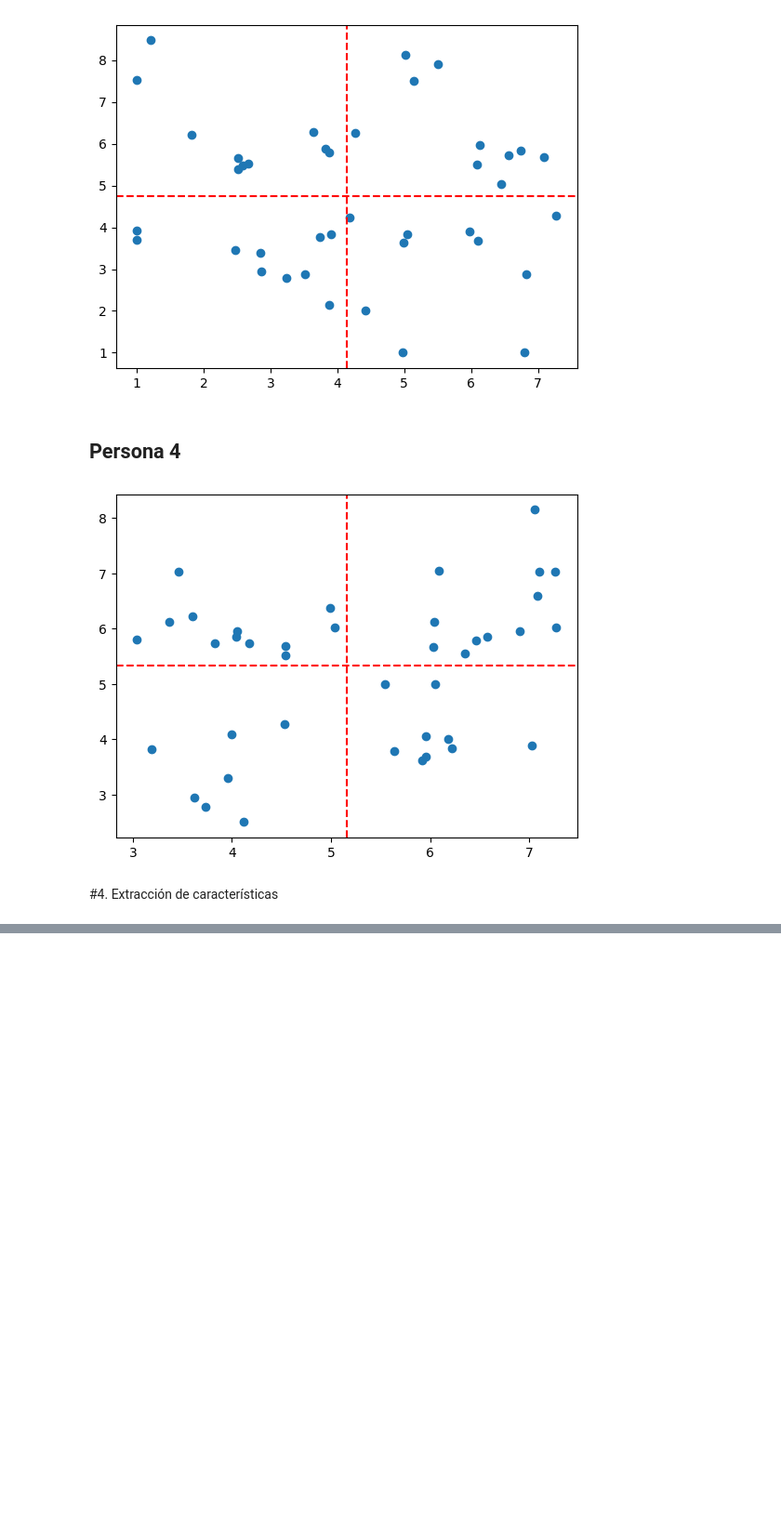
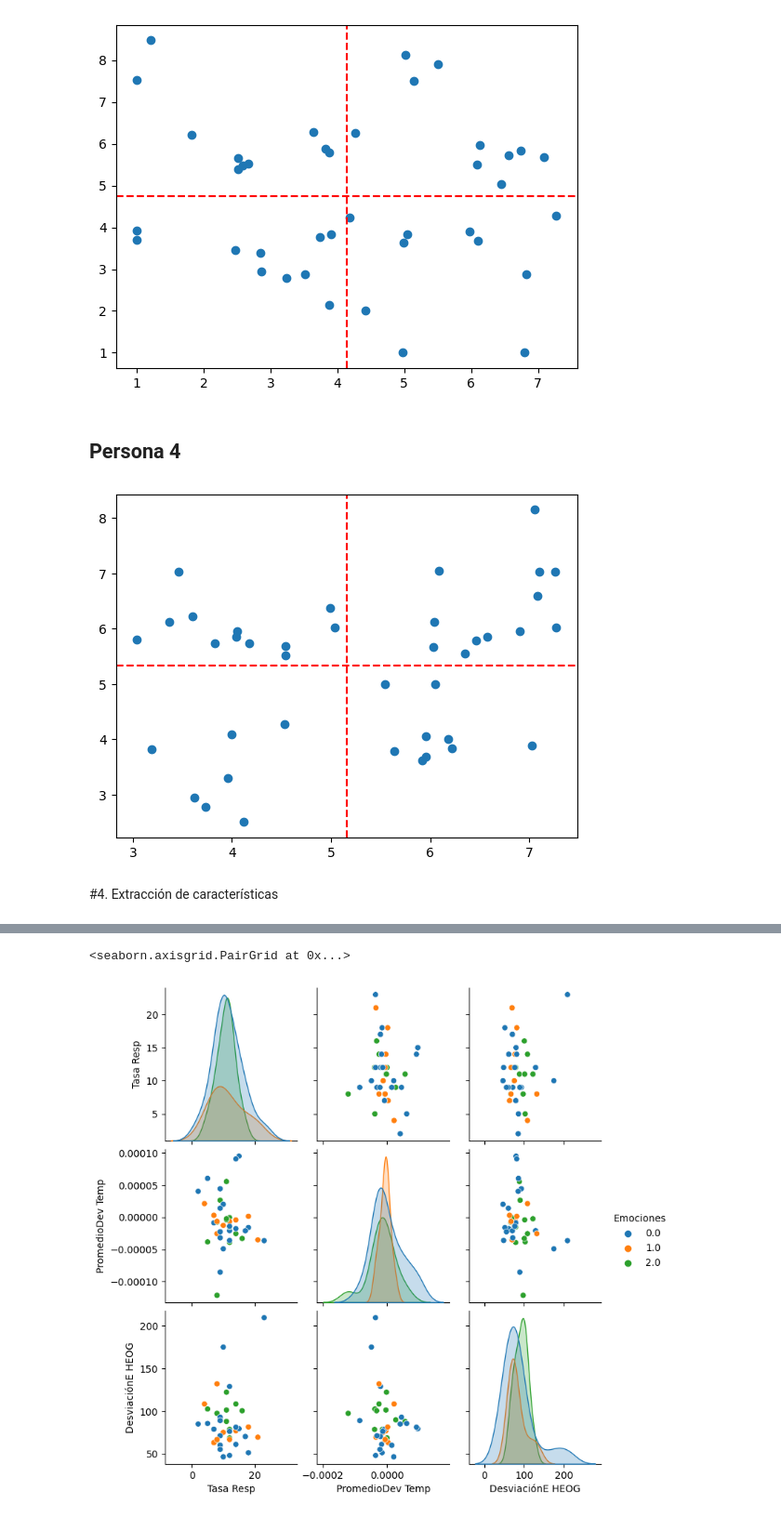
Before and after one commit to Juandiego88/MiniproyectoSenales3, a Jupyter notebook: Miniproyecto1 .ipynb, the cells around one changed output, grey strips where cells are left out. Shown at 93% size. Drawn from its saved outputs; the diff is of its cells as text; code cells hidden in the pictures; blank space fills up the shorter version.

Commit message:
Commit2
Se termina de hallar las caracteristicas y se empieza a montar el dataframe

```diff
--- a/Miniproyecto1.ipynb
+++ b/Miniproyecto1 .ipynb
@@ -470,0 +617,7 @@ array([-7.54408224e-02, -3.83019452e-05,  3.42245782e+05])
+# %%
+#EOG
+vectorHEOG = caracteristicas([signalsP1, signalsP2, signalsP3, signalsP4],'4',posicion=32)
+vectorVEOG = caracteristicas([signalsP1, signalsP2, signalsP3, signalsP4],'4',posicion=33)
+
+print(vectorHEOG.shape)
+print(vectorVEOG.shape)
@@ -470,0 +627,7 @@ array([-7.54408224e-02, -3.83019452e-05,  3.42245782e+05])
+# %%
+#EMG
+vectorZEMG = caracteristicas([signalsP1, signalsP2, signalsP3, signalsP4],'4',posicion=34)
+vectorTEMG = caracteristicas([signalsP1, signalsP2, signalsP3, signalsP4],'4',posicion=35)
+
+print(vectorZEMG.shape)
+print(vectorTEMG.shape)
@@ -470,0 +673,22 @@ array([-7.54408224e-02, -3.83019452e-05,  3.42245782e+05])
+# %%
+nombres = ['Promedio GSR', 'PromedioDevNeg', 'Potencia 1 GSR', 'Potencia 2 GSR', 'Potencia 3 GSR', 'Potencia 4 GSR', 'Potencia 5 GSR', 'Potencia 6 GSR', 'Potencia 7 GSR', 'Potencia 8 GSR', 'Potencia 9 GSR', 'Potencia 10 GSR',
+           'Freq1 GSR', 'Freq2 GSR', 'Freq3 GSR', 'Freq4 GSR', 'Freq5 GSR', 'Freq6 GSR', 'Freq7 GSR', 'Freq8 GSR', 'Freq9 GSR', 'Freq10 GSR', 'Promedio PS', 'DesviaciónE PS', 'PotEspecBandPS[0.1-0.2]', 'PotEspecBandPS[0.2-0.3]',
+           'PotEspecBandPS[0.3-0.4]', 'Promedio Resp', 'Tasa Resp', 'Potencia 1 Resp', 'Potencia 2 Resp', 'Potencia 3 Resp', 'Potencia 4 Resp', 'Potencia 5 Resp', 'Potencia 6 Resp', 'Potencia 7 Resp', 'Potencia 8 Resp',
+           'Potencia 9 Resp', 'Potencia 10 Resp', 'Freq1 Resp', 'Freq2 Resp', 'Freq3 Resp', 'Freq4 Resp', 'Freq5 Resp', 'Freq6 Resp','Freq7 Resp', 'Freq8 Resp', 'Freq9 Resp', 'Freq10 Resp', 'Promedio Temp',
+           'PromedioDev Temp', 'PotEspecBandTemp[0-0.1]', 'PotEspecBandTemp[0.1-0.2]', 'Promedio HEOG', 'DesviaciónE HEOG', 'Energía HEOG', 'Promedio VEOG', 'DesviaciónE VEOG', 'Energía VEOG', 'Promedio ZEMG',
+           'DesviaciónE ZEMG', 'Energía ZEMG', 'Promedio TEMG', 'DesviaciónE TEMG', 'Energía TEMG', 'Pot Alpha O1', 'Pot Beta O1', 'Pot Gamma O1', 'Pot Alpha O2', 'Pot Beta O2', 'Pot Gamma O2', 'Pot Alpha C3', 'Pot Beta C3',
+           'Pot Gamma C3', 'Pot Alpha C4', 'Pot Beta C4', 'Pot Gamma C4', 'Pot Alpha F7', 'Pot Beta F7', 'Pot Gamma F7', 'Pot Alpha F8', 'Pot Beta F8', 'Pot Gamma F8', 'Pot Alpha T7', 'Pot Beta T7', 'Pot Gamma T7',
+           'Pot Alpha T8', 'Pot Beta T8', 'Pot Gamma T8', 'Pot Alpha P3', 'Pot Beta P3', 'Pot Gamma P3', 'Pot Alpha P4', 'Pot Beta P4', 'Pot Gamma P4']
+
+vector_caracteristicas = np.hstack([vectorGSR, vectorPS, vectorR, vectorT, vectorHEOG, vectorVEOG, vectorZEMG, vectorTEMG, vectorEEG_O1, vectorEEG_O2,
+                                   vectorEEG_C3, vectorEEG_C4, vectorEEG_F7, vectorEEG_F8, vectorEEG_T7, vectorEEG_T8, vectorEEG_P3, vectorEEG_P4])
+
+datos_finales = pd.DataFrame(vector_caracteristicas)
+datos_finales.columns = nombres
+# %%
+emociones = np.vstack([emocion_P1, emocion_P2, emocion_P3, emocion_P4])
+vector_emociones = emociones.ravel()
+
+datos_finales['Emociones'] = vector_emociones
+datos_finales['Emociones'] = datos_finales['Emociones'].astype('category')
+datos_finales
@@ -470,0 +709,7 @@ array([-7.54408224e-02, -3.83019452e-05,  3.42245782e+05])
+# %%
+Datos1 = datos_finales.loc[0:39, ['Tasa Resp', 'PromedioDev Temp', 'DesviaciónE HEOG', 'Emociones']]
+Datos1
+sns.pairplot(Datos1, hue='Emociones')
+# %% [output]
+<seaborn.axisgrid.PairGrid at 0x...>
+[figure, added]
```
Also changed, not shown: parts of 57 cells of this notebook.
